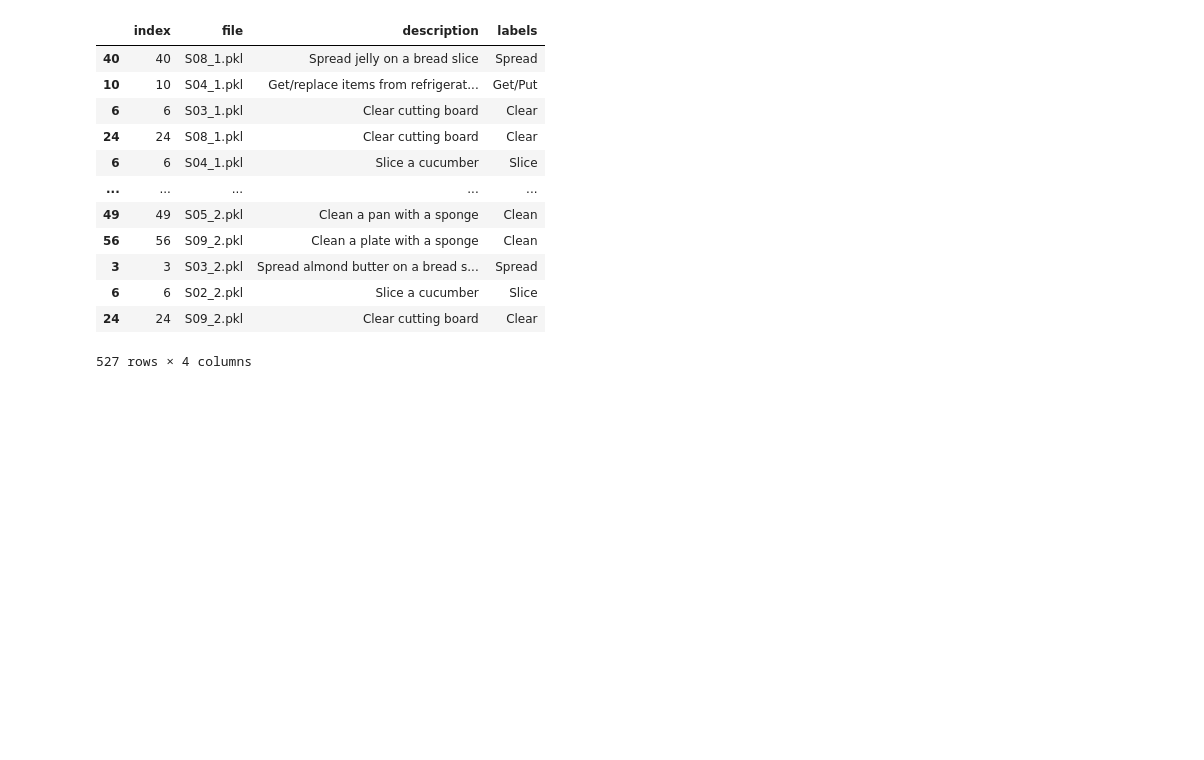
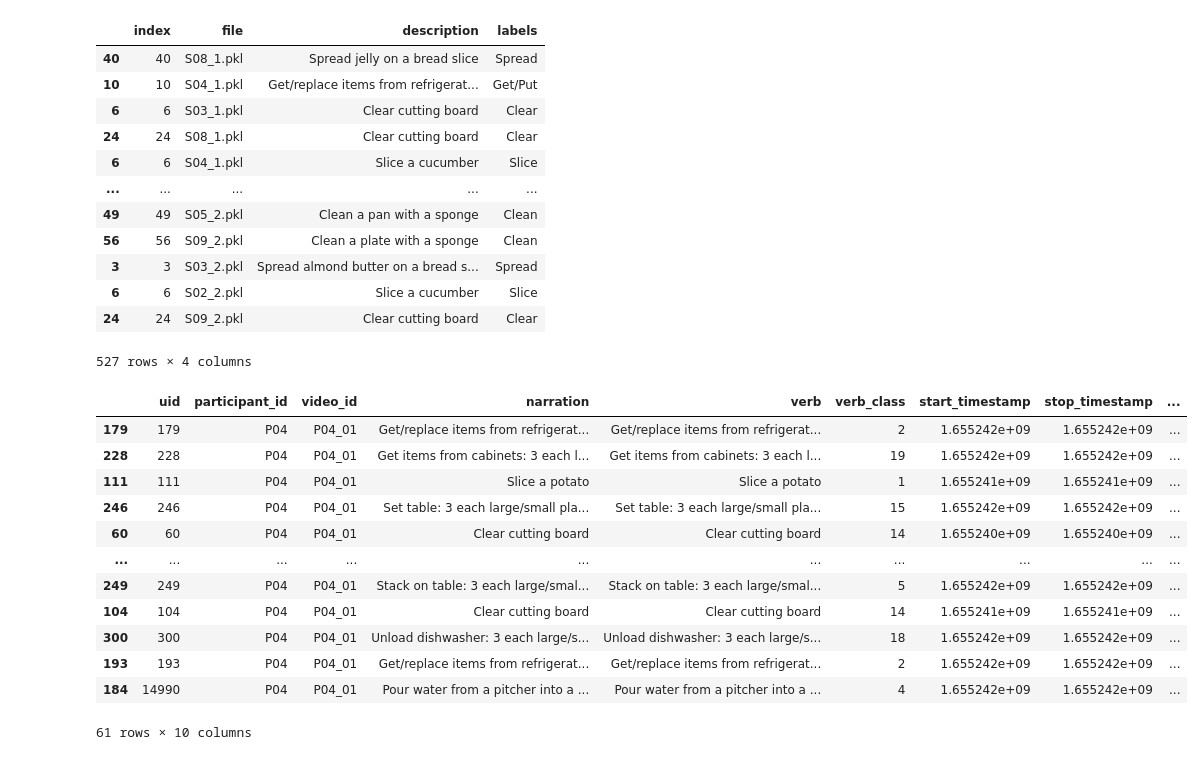
Before and after one commit to AmorosoLaura/aml23-ego, a Jupyter notebook: action_net_rgb_extraction.ipynb, the cells around one changed output. Cells and saved outputs as stored; diff of their text form; code cells hidden in the pictures; blank space fills up the shorter version.

```diff
--- a/action_net_rgb_extraction.ipynb
+++ b/action_net_rgb_extraction.ipynb
@@ -302,3 +300,23 @@ df
 | 6 | 6 | S02_2.pkl | Slice a cucumber | Slice |
 | 24 | 24 | S09_2.pkl | Clear cutting board | Clear |
 527 rows × 4 columns
+# %%
+import pandas as pd
+
+df = pd.read_pickle('D4_test_AN.pkl')
+
+df
+# %% [output]
+|  | uid | participant_id | video_id | narration | verb | verb_class | start_timestamp | stop_timestamp | ... |
+| 179 | 179 | P04 | P04_01 | Get/replace items from refrigerat... | Get/replace items from refrigerat... | 2 | 1.655242e+09 | 1.655242e+09 | ... |
+| 228 | 228 | P04 | P04_01 | Get items from cabinets: 3 each l... | Get items from cabinets: 3 each l... | 19 | 1.655242e+09 | 1.655242e+09 | ... |
+| 111 | 111 | P04 | P04_01 | Slice a potato | Slice a potato | 1 | 1.655241e+09 | 1.655241e+09 | ... |
+| 246 | 246 | P04 | P04_01 | Set table: 3 each large/small pla... | Set table: 3 each large/small pla... | 15 | 1.655242e+09 | 1.655242e+09 | ... |
+| 60 | 60 | P04 | P04_01 | Clear cutting board | Clear cutting board | 14 | 1.655240e+09 | 1.655240e+09 | ... |
+| ... | ... | ... | ... | ... | ... | ... | ... | ... | ... |
+| 249 | 249 | P04 | P04_01 | Stack on table: 3 each large/smal... | Stack on table: 3 each large/smal... | 5 | 1.655242e+09 | 1.655242e+09 | ... |
+| 104 | 104 | P04 | P04_01 | Clear cutting board | Clear cutting board | 14 | 1.655241e+09 | 1.655241e+09 | ... |
+| 300 | 300 | P04 | P04_01 | Unload dishwasher: 3 each large/s... | Unload dishwasher: 3 each large/s... | 18 | 1.655242e+09 | 1.655242e+09 | ... |
+| 193 | 193 | P04 | P04_01 | Get/replace items from refrigerat... | Get/replace items from refrigerat... | 2 | 1.655242e+09 | 1.655242e+09 | ... |
+| 184 | 14990 | P04 | P04_01 | Pour water from a pitcher into a ... | Pour water from a pitcher into a ... | 4 | 1.655242e+09 | 1.655242e+09 | ... |
+61 rows × 10 columns
```
Also changed, not shown: parts of 3 cells of this notebook, 8 other files.
